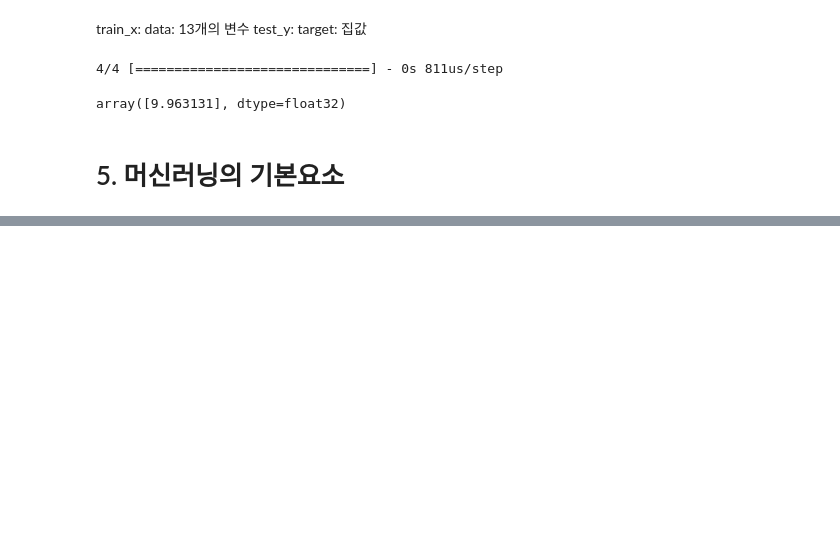
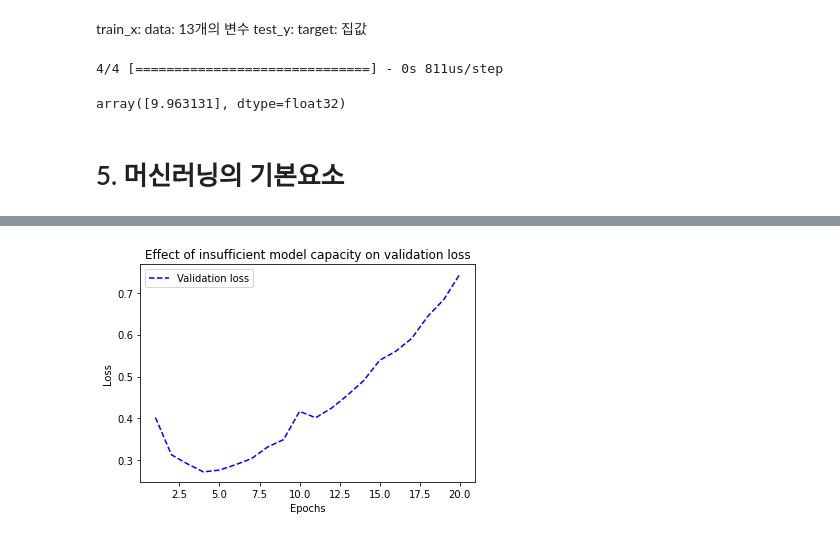
Before and after one commit to limlimlim99/-, a Jupyter notebook: 케라스 창시자 딥러닝/딥러닝 책.ipynb, the cells around one changed output, grey strips where cells are left out. Cells and saved outputs as stored; diff of their text form; code cells hidden in the pictures; blank space fills up the shorter version.

```diff
--- a/케라스 창시자 딥러닝/딥러닝 책.ipynb
+++ b/케라스 창시자 딥러닝/딥러닝 책.ipynb
@@ -1545,0 +2148,25 @@ plt.show()
+# %%
+# 5-10 원본 모델
+import numpy as np
+import keras
+
+from tensorflow.keras.datasets import imdb
+(train_data, train_labels), _ = imdb.load_data(num_words=10000)
+
+def vectorize_sequences(sequences, dimension=10000):
+    results = np.zeros((len(sequences), dimension))
+    for i, sequence in enumerate(sequences):
+        results[i, sequence] = 1.
+    return results
+train_data = vectorize_sequences(train_data)
+
+model = keras.Sequential([
+  layers.Dense(16, activation='relu'),
+  layers.Dense(16, activation='relu'),
+  layers.Dense(1, activation='sigmoid')
+])
+model.compile(optimizer='rmsprop',
+              loss='binary_crossentropy',
+              metrics=['accuracy'])
+hist_original = model.fit(train_data, train_labels,
+                          epochs=20, batch_size=512, validation_split=0.4)
@@ -1545,0 +2191,16 @@ plt.show()
+# %%
+# hist_original plt
+
+import matplotlib.pyplot as plt
+
+val_loss=hist_original.history["val_loss"]
+epochs = range(1,21)
+plt.plot(epochs, val_loss, "b--",
+        label="Validation loss")
+plt.title("Effect of insufficient model capacity on validation loss")
+plt.xlabel("Epochs")
+plt.ylabel("Loss")
+plt.legend()
+plt.show()
+# %% [output]
+[figure, added]
```
Also changed, not shown: parts of 106 cells of this notebook, 1 other file.
